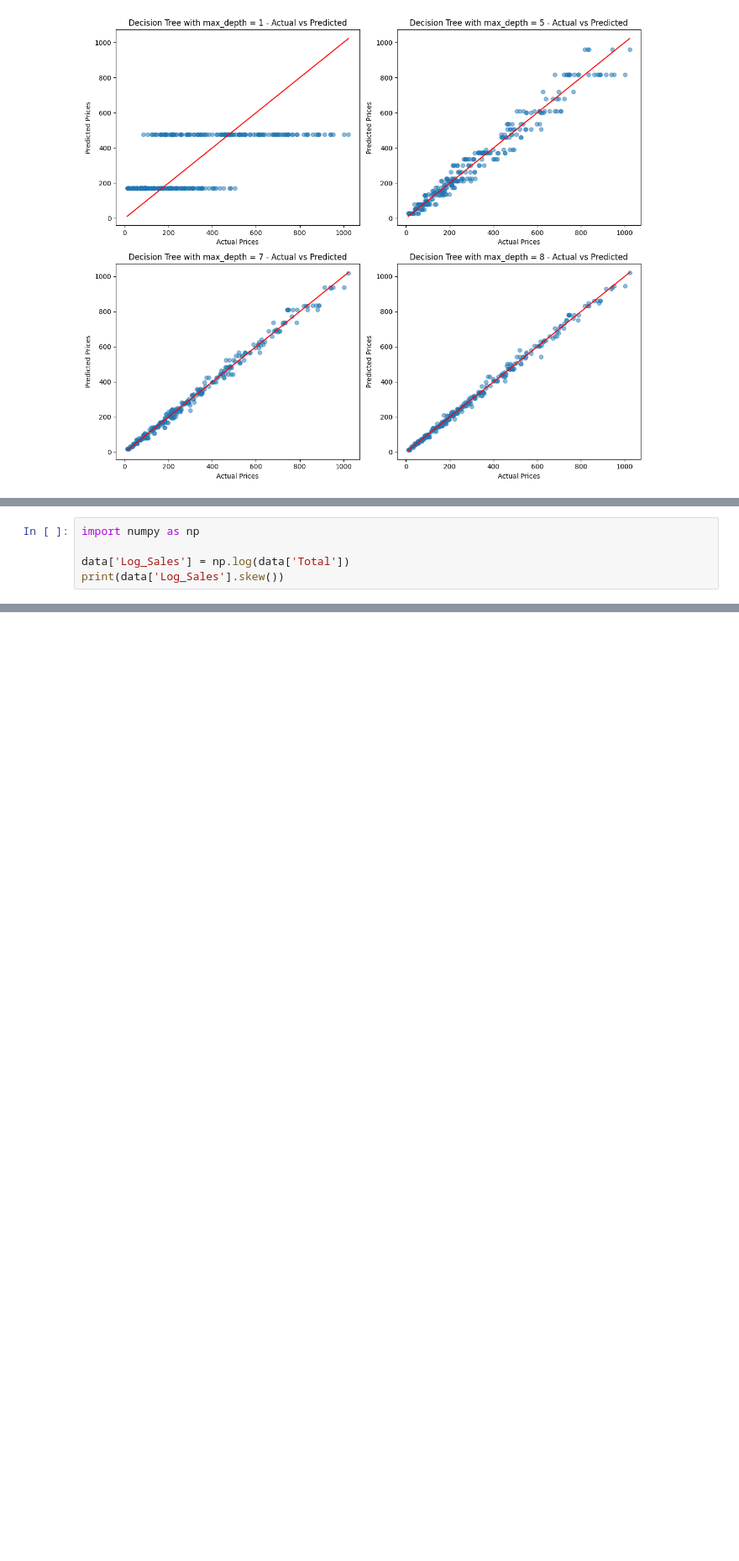
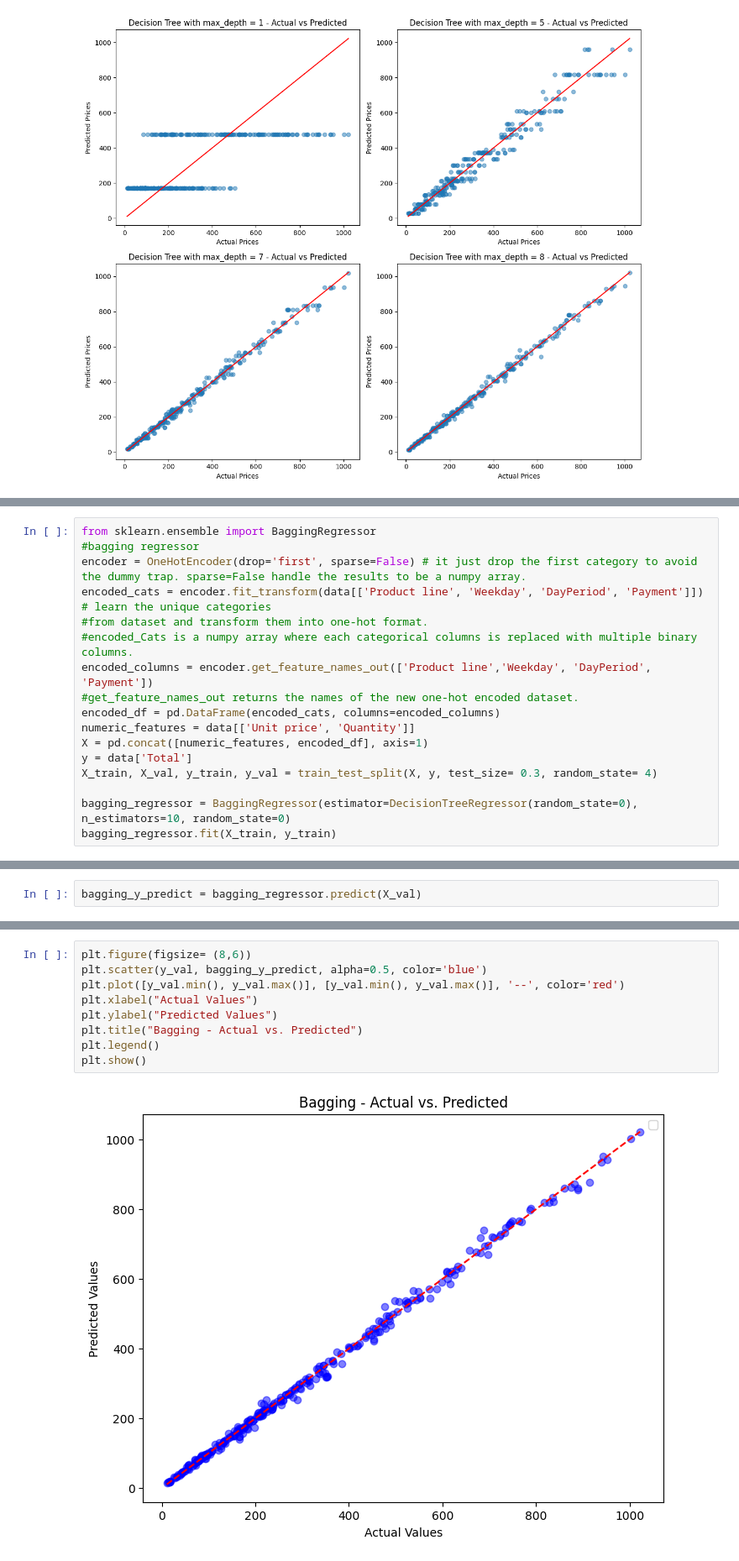
Before and after one commit to ylmzelff/supermarket_sales_EDA, a Jupyter notebook: supermarket-sales-eda.ipynb, the cells around one changed output, grey strips where cells are left out. Shown at 84% size. Drawn from its saved outputs; the diff is of its cells as text; blank space fills up the shorter version.

Commit message:
Kaggle Notebook | supermarket_sales_EDA&ML | Version 11

```diff
--- a/supermarket-sales-eda.ipynb
+++ b/supermarket-sales-eda.ipynb
@@ -745,5 +779,0 @@ print(data['Total'].skew())
-# %%
-import numpy as np
-
-data['Log_Sales'] = np.log(data['Total'])
-print(data['Log_Sales'].skew())
@@ -787,0 +780,17 @@ Accuracy: 0.9999587107164772
+# %%
+from sklearn.ensemble import BaggingRegressor
+#bagging regressor
+encoder = OneHotEncoder(drop='first', sparse=False) # it just drop the first category to avoid the dummy trap. sparse=False handle the results to be a numpy array.
+encoded_cats = encoder.fit_transform(data[['Product line', 'Weekday', 'DayPeriod', 'Payment']]) # learn the unique categories
+#from dataset and transform them into one-hot format.
+#encoded_Cats is a numpy array where each categorical columns is replaced with multiple binary columns.
+encoded_columns = encoder.get_feature_names_out(['Product line','Weekday', 'DayPeriod', 'Payment'])
+#get_feature_names_out returns the names of the new one-hot encoded dataset.
+encoded_df = pd.DataFrame(encoded_cats, columns=encoded_columns)
+numeric_features = data[['Unit price', 'Quantity']]
+X = pd.concat([numeric_features, encoded_df], axis=1)
+y = data['Total']
+X_train, X_val, y_train, y_val = train_test_split(X, y, test_size= 0.3, random_state= 4)
+
+bagging_regressor = BaggingRegressor(estimator=DecisionTreeRegressor(random_state=0), n_estimators=10, random_state=0)
+bagging_regressor.fit(X_train, y_train)
@@ -787,0 +800,2 @@ Accuracy: 0.9999587107164772
+# %%
+bagging_y_predict = bagging_regressor.predict(X_val)
@@ -787,0 +813,11 @@ Accuracy: 0.9999587107164772
+# %%
+plt.figure(figsize= (8,6))
+plt.scatter(y_val, bagging_y_predict, alpha=0.5, color='blue')
+plt.plot([y_val.min(), y_val.max()], [y_val.min(), y_val.max()], '--', color='red')
+plt.xlabel("Actual Values")
+plt.ylabel("Predicted Values")
+plt.title("Bagging - Actual vs. Predicted")
+plt.legend()
+plt.show()
+# %% [output]
+[figure, added]
```
Also changed, not shown: parts of 18 cells of this notebook.
